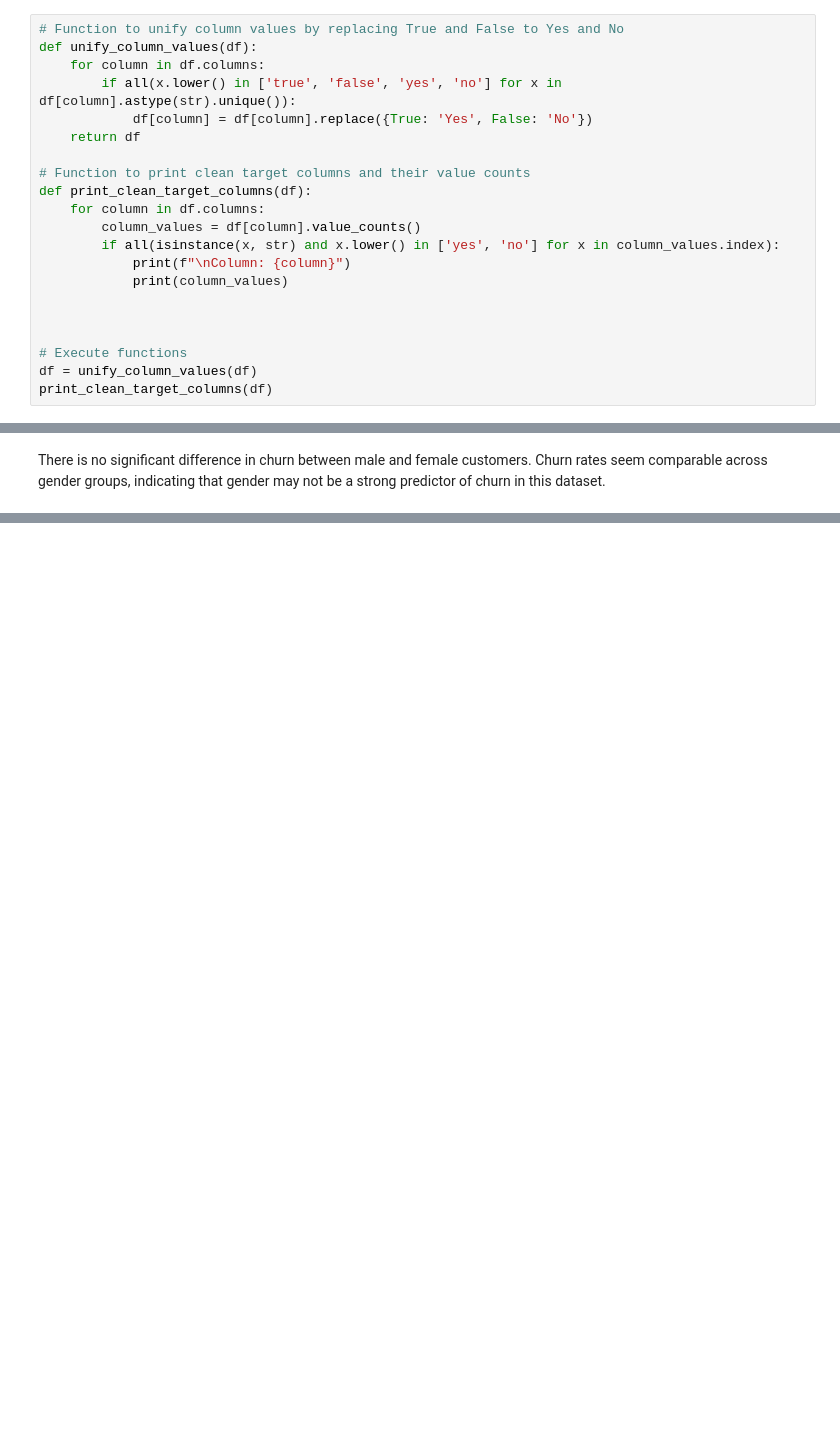
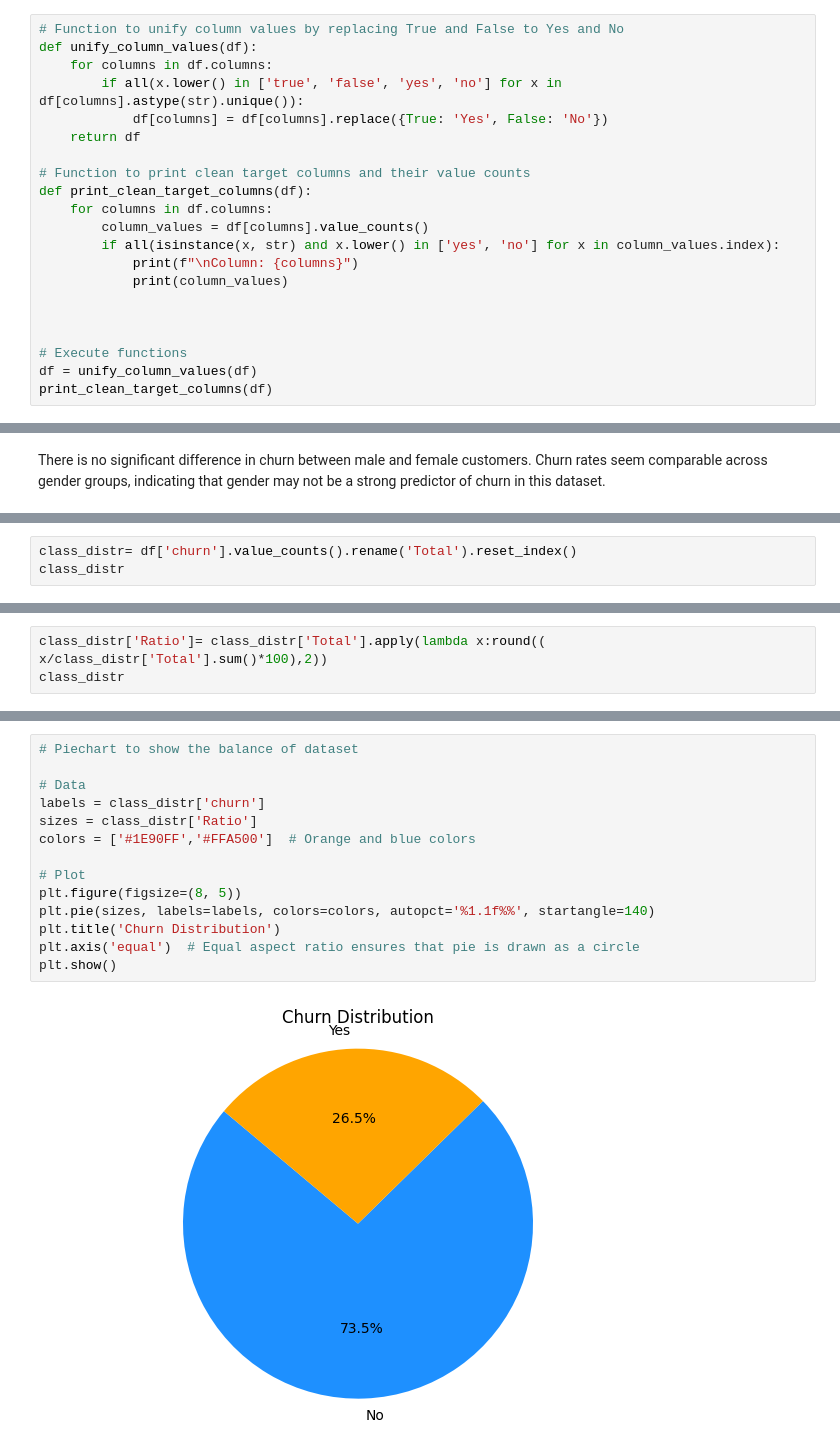
Before and after one commit to Davis-Azangu-DataAnalyst/Classification-Project-LP2, a Jupyter notebook: Notebooks/Churn_LP2.ipynb, the cells around one changed output, grey strips where cells are left out. Cells and saved outputs as stored; diff of their text form; blank space fills up the shorter version.

```diff
--- a/Notebooks/Churn_LP2.ipynb
+++ b/Notebooks/Churn_LP2.ipynb
@@ -502,17 +515,17 @@ dtype: int64
 # %%
 # Function to unify column values by replacing True and False to Yes and No
 def unify_column_values(df):
-    for column in df.columns:
-        if all(x.lower() in ['true', 'false', 'yes', 'no'] for x in df[column].astype(str).unique()):
-            df[column] = df[column].replace({True: 'Yes', False: 'No'})
+    for columns in df.columns:
+        if all(x.lower() in ['true', 'false', 'yes', 'no'] for x in df[columns].astype(str).unique()):
+            df[columns] = df[columns].replace({True: 'Yes', False: 'No'})
     return df
 
 # Function to print clean target columns and their value counts
 def print_clean_target_columns(df):
-    for column in df.columns:
-        column_values = df[column].value_counts()
+    for columns in df.columns:
+        column_values = df[columns].value_counts()
         if all(isinstance(x, str) and x.lower() in ['yes', 'no'] for x in column_values.index):
-            print(f"\nColumn: {column}")
+            print(f"\nColumn: {columns}")
             print(column_values)
 
 
@@ -886,0 +902,3 @@ There is no significant difference in churn between male and female customers. C
+# %%
+class_distr= df['churn'].value_counts().rename('Total').reset_index()
+class_distr
@@ -886,0 +909,3 @@ There is no significant difference in churn between male and female customers. C
+# %%
+class_distr['Ratio']= class_distr['Total'].apply(lambda x:round(( x/class_distr['Total'].sum()*100),2))
+class_distr
@@ -886,0 +916,16 @@ There is no significant difference in churn between male and female customers. C
+# %%
+# Piechart to show the balance of dataset
+
+# Data
+labels = class_distr['churn']
+sizes = class_distr['Ratio']
+colors = ['#1E90FF','#FFA500']  # Orange and blue colors
+
+# Plot
+plt.figure(figsize=(8, 5))
+plt.pie(sizes, labels=labels, colors=colors, autopct='%1.1f%%', startangle=140)
+plt.title('Churn Distribution')
+plt.axis('equal')  # Equal aspect ratio ensures that pie is drawn as a circle
+plt.show()
+# %% [output]
+[figure, added]
```
Also changed, not shown: parts of 35 cells of this notebook.
